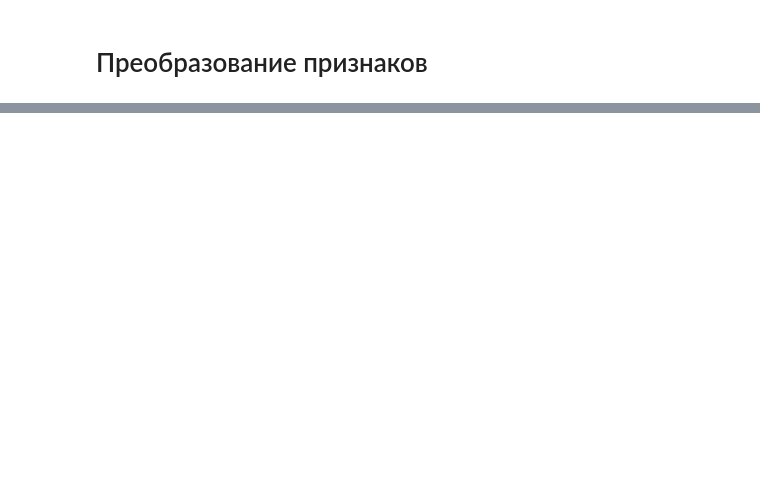
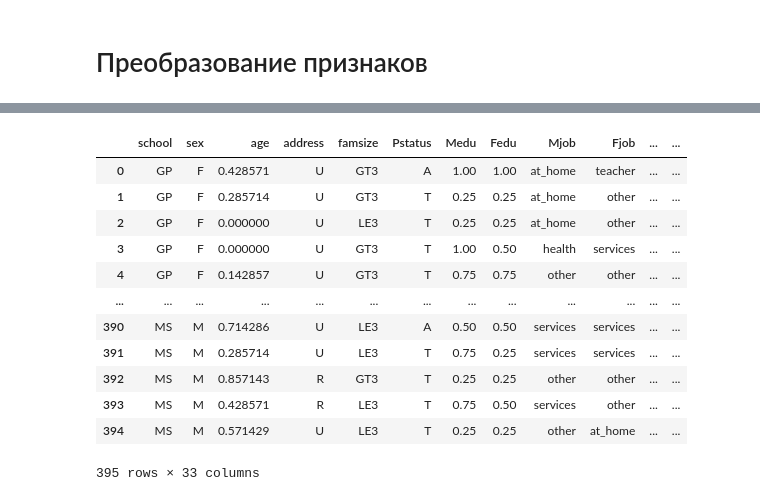
Before and after one commit to katya123123/ML-labs, a Jupyter notebook: ML_3.ipynb, the cells around one changed output, grey strips where cells are left out. Drawn from its saved outputs; the diff is of its cells as text; code cells hidden in the pictures; blank space fills up the shorter version.

```diff
--- a/ML_3.ipynb
+++ b/ML_3.ipynb
@@ -364,3 +366,9 @@ df_no_dupl.describe()
 | max | 22.000000 | 4.000000 | 4.000000 | 4.000000 | 4.000000 | 3.000000 | 5.000000 | 5.000000 | 5.000000 | 5.000000 | ... |
 # %% [markdown]
 # Преобразование признаков
+# %%
+df_minmax_scale = df.copy()
+min_max_sceler = MinMaxScaler()
+nums = df.select_dtypes(include=['int64']).columns
+df_minmax_scale[nums] = min_max_sceler.fit_transform(df[nums])
+df_minmax_scale.absences.unique()
@@ -366,0 +387,18 @@ df_no_dupl.describe()
+# %%
+df_scaled_by_minmax = df.copy()
+df_scaled_by_minmax[nums] = df_minmax_scale[nums]
+df_scaled_by_minmax
+# %% [output]
+|  | school | sex | age | address | famsize | Pstatus | Medu | Fedu | Mjob | Fjob | ... | ... |
+| 0 | GP | F | 0.428571 | U | GT3 | A | 1.00 | 1.00 | at_home | teacher | ... | ... |
+| 1 | GP | F | 0.285714 | U | GT3 | T | 0.25 | 0.25 | at_home | other | ... | ... |
+| 2 | GP | F | 0.000000 | U | LE3 | T | 0.25 | 0.25 | at_home | other | ... | ... |
+| 3 | GP | F | 0.000000 | U | GT3 | T | 1.00 | 0.50 | health | services | ... | ... |
+| 4 | GP | F | 0.142857 | U | GT3 | T | 0.75 | 0.75 | other | other | ... | ... |
+| ... | ... | ... | ... | ... | ... | ... | ... | ... | ... | ... | ... | ... |
+| 390 | MS | M | 0.714286 | U | LE3 | A | 0.50 | 0.50 | services | services | ... | ... |
+| 391 | MS | M | 0.285714 | U | LE3 | T | 0.75 | 0.25 | services | services | ... | ... |
+| 392 | MS | M | 0.857143 | R | GT3 | T | 0.25 | 0.25 | other | other | ... | ... |
+| 393 | MS | M | 0.428571 | R | LE3 | T | 0.75 | 0.50 | services | other | ... | ... |
+| 394 | MS | M | 0.571429 | U | LE3 | T | 0.25 | 0.25 | other | at_home | ... | ... |
+395 rows × 33 columns
```
Also changed, not shown: parts of 26 cells of this notebook.
